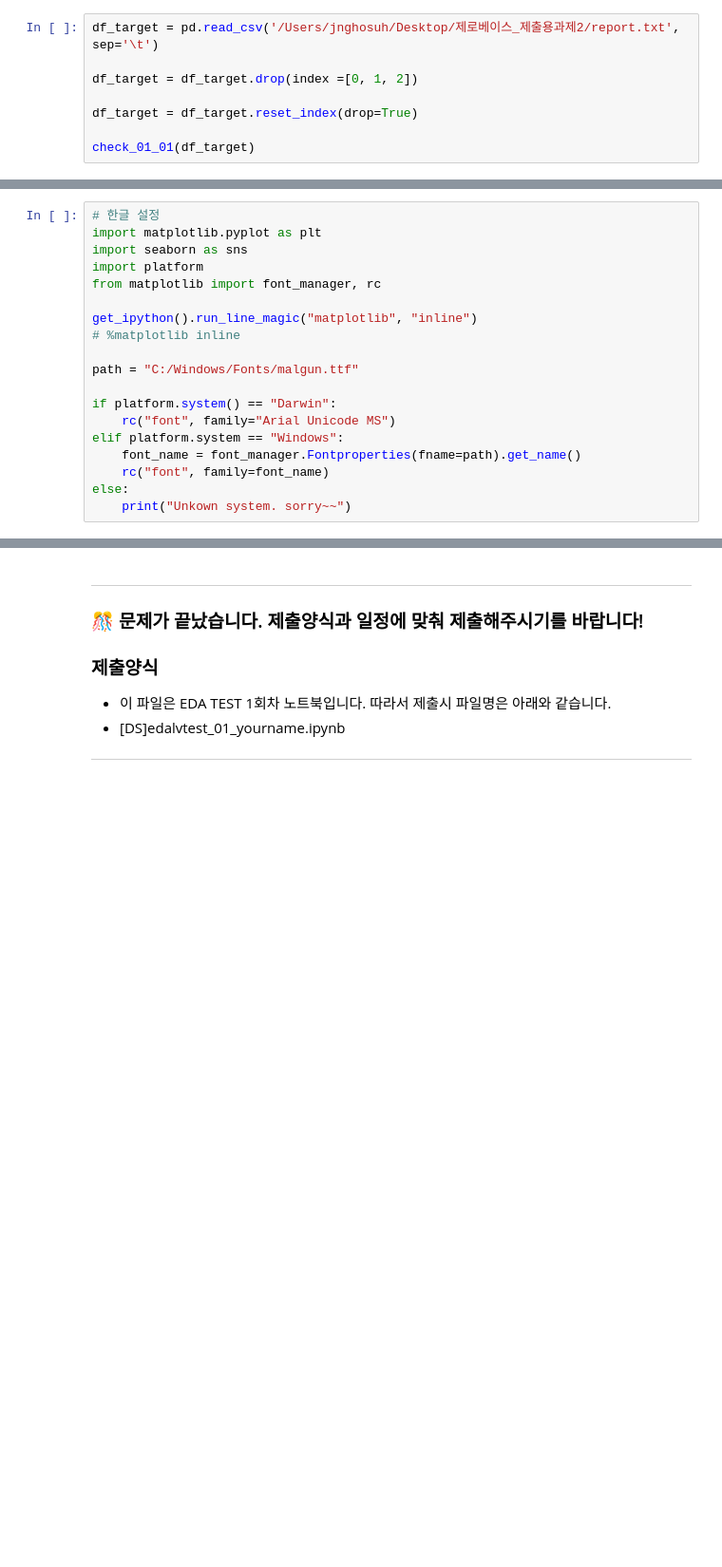
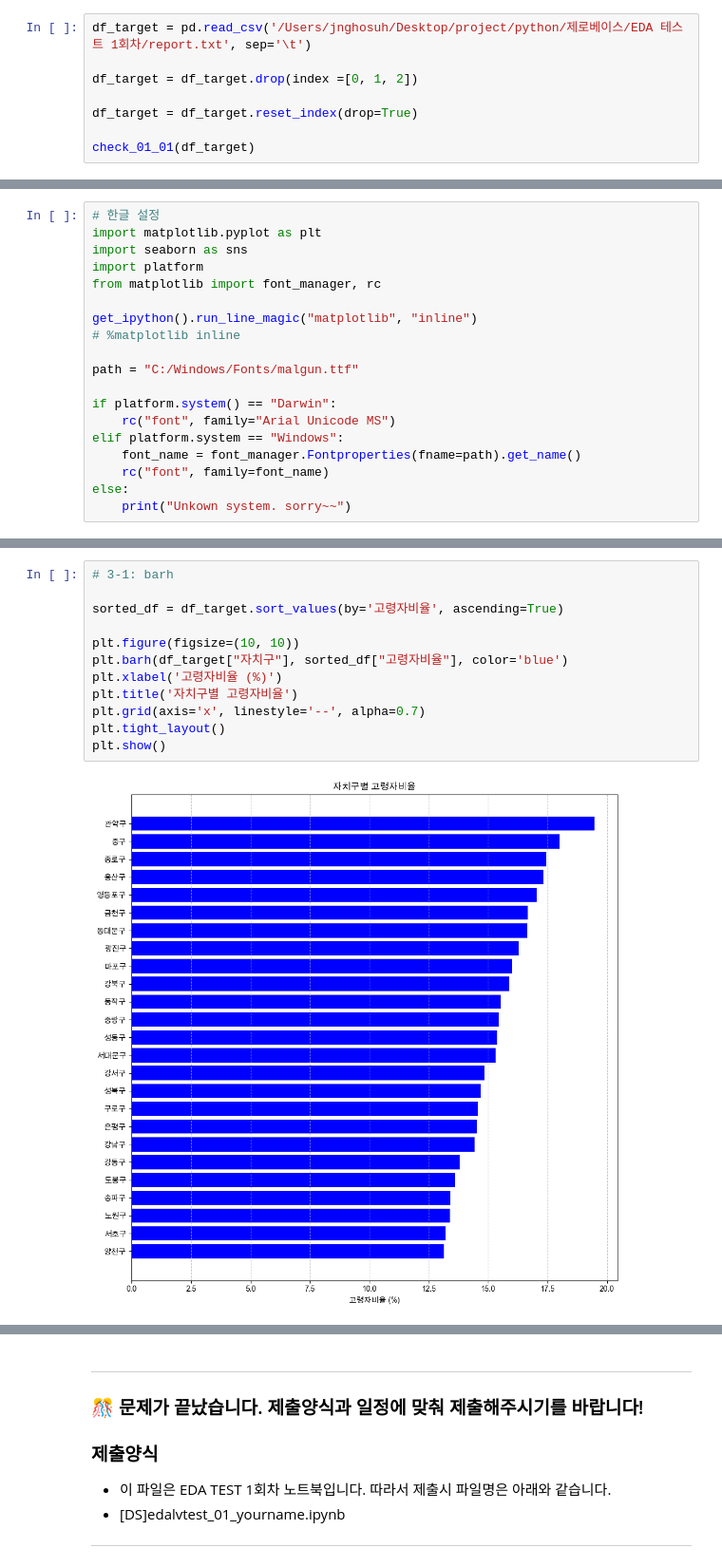
Before and after one commit to w25536/python, a Jupyter notebook: 제로베이스/EDA 테스트 1회차/[DS]18_eda1_suhjeongho.ipynb, the cells around one changed output, grey strips where cells are left out. Shown at 95% size. Cells and saved outputs as stored; diff of their text form; blank space fills up the shorter version.

````diff
--- a/제로베이스/EDA 테스트 1회차/[DS]18_eda1_suhjeongho.ipynb
+++ b/제로베이스/EDA 테스트 1회차/[DS]18_eda1_suhjeongho.ipynb
@@ -99,7 +99,7 @@ check_01_01(df)
 ```
 </div>
 # %%
-df_target = pd.read_csv('/Users/jnghosuh/Desktop/제로베이스_제출용과제2/report.txt', sep='\t')
+df_target = pd.read_csv('/Users/jnghosuh/Desktop/project/python/제로베이스/EDA 테스트 1회차/report.txt', sep='\t')
 
 df_target = df_target.drop(index =[0, 1, 2])
 
@@ -398,3 +394,17 @@ else:
+# %%
+# 3-1: barh
+
+sorted_df = df_target.sort_values(by='고령자비율', ascending=True)
+
+plt.figure(figsize=(10, 10))
+plt.barh(df_target["자치구"], sorted_df["고령자비율"], color='blue')
+plt.xlabel('고령자비율 (%)')
+plt.title('자치구별 고령자비율')
+plt.grid(axis='x', linestyle='--', alpha=0.7)
+plt.tight_layout()
+plt.show()
+# %% [output]
+[figure, added]
 # %% [markdown]
 ### **문제 3-2)** 권역별 등록외국인 계를 PIE chart로 시각화 하세요.    (10점)
 
````
Also changed, not shown: parts of 8 cells of this notebook, 2 other files.
